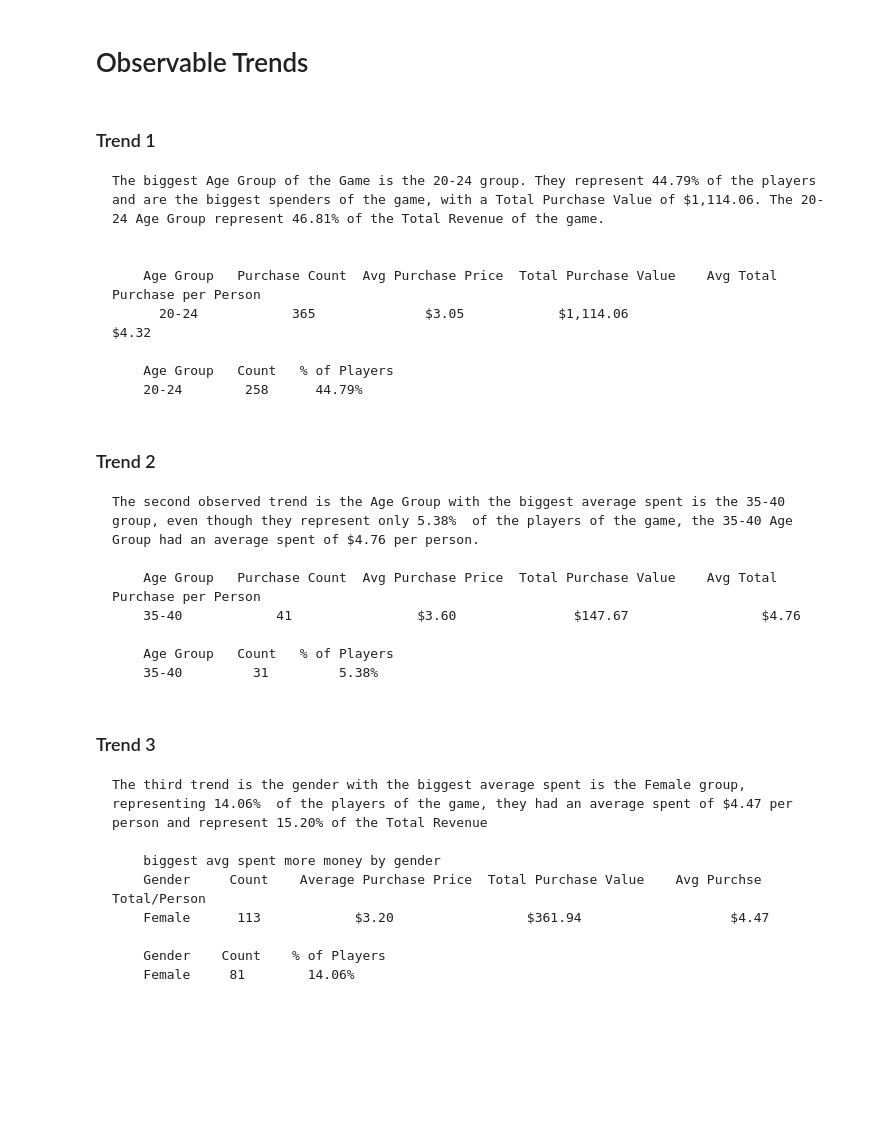
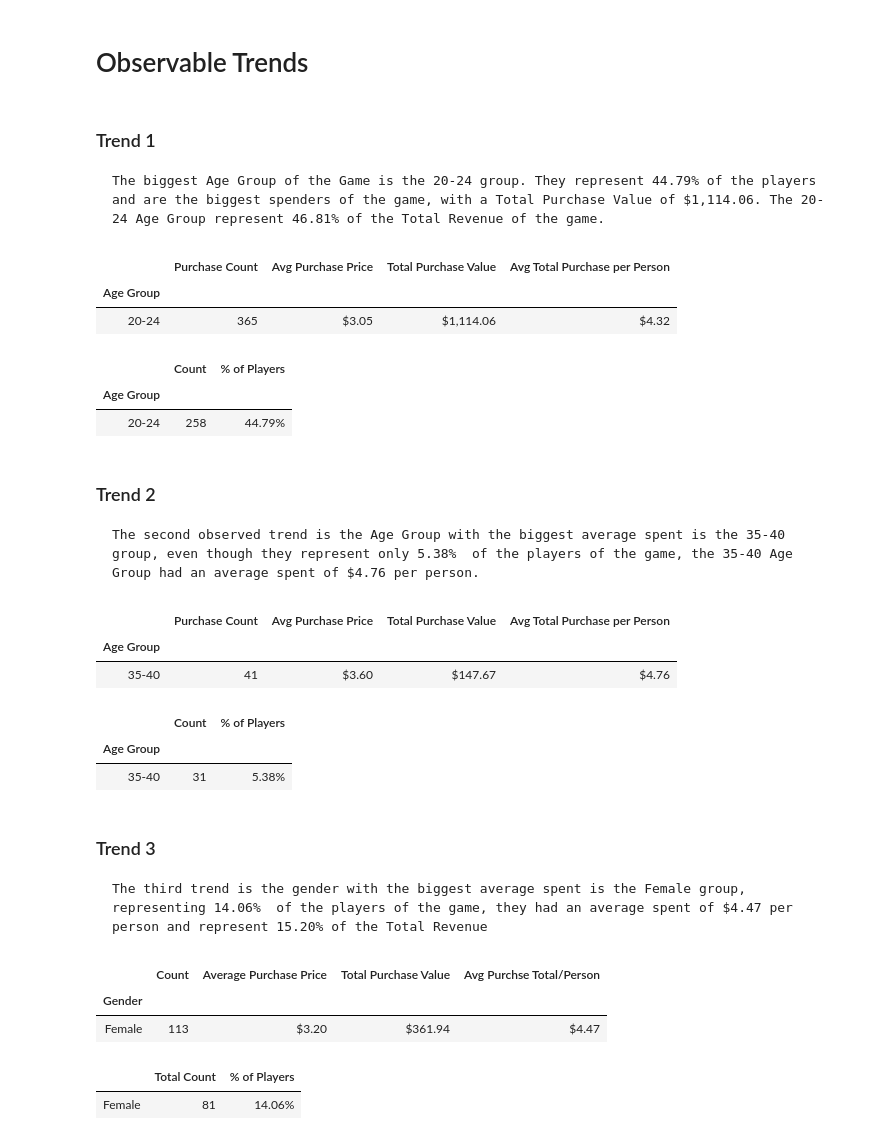
Before and after one commit to jCosta16/Heroes-of-Pymoli, a Jupyter notebook: HeroesOfPymoli/HeroesOfPymoli.ipynb, the cells around one changed output. Drawn from its saved outputs; the diff is of its cells as text; code cells hidden in the pictures; blank space fills up the shorter version.

```diff
--- a/HeroesOfPymoli/HeroesOfPymoli.ipynb
+++ b/HeroesOfPymoli/HeroesOfPymoli.ipynb
@@ -356,30 +356,45 @@ results8
 # %% [markdown]
 ### Trend 1
     The biggest Age Group of the Game is the 20-24 group. They represent 44.79% of the players and are the biggest spenders of the game, with a Total Purchase Value of $1,114.06. The 20-24 Age Group represent 46.81% of the Total Revenue of the game.
-
-
-        Age Group	Purchase Count	Avg Purchase Price	Total Purchase Value	Avg Total Purchase per Person
-          20-24	           365	            $3.05	         $1,114.06	                      $4.32
-
-        Age Group	Count	% of Players
-        20-24	     258	  44.79%
+# %%
+results5.loc[["20-24"]]
+# %% [output]
+|  | Purchase Count | Avg Purchase Price | Total Purchase Value | Avg Total Purchase per Person |
+| Age Group |  |  |  |  |
+| 20-24 | 365 | $3.05 | $1,114.06 | $4.32 |
+# %%
+grouped_age.loc[["20-24"]]
+# %% [output]
+|  | Count | % of Players |
+| Age Group |  |  |
+| 20-24 | 258 | 44.79% |
 # %% [markdown]
 ### Trend 2
 
     The second observed trend is the Age Group with the biggest average spent is the 35-40 group, even though they represent only 5.38%  of the players of the game, the 35-40 Age Group had an average spent of $4.76 per person.
-
-        Age Group	Purchase Count	Avg Purchase Price	Total Purchase Value	Avg Total Purchase per Person
-        35-40            41	               $3.60	           $147.67	                $4.76
-
-        Age Group	Count	% of Players
-        35-40	      31	     5.38%
+# %%
+results5.loc[["35-40"]]
+# %% [output]
+|  | Purchase Count | Avg Purchase Price | Total Purchase Value | Avg Total Purchase per Person |
+| Age Group |  |  |  |  |
+| 35-40 | 41 | $3.60 | $147.67 | $4.76 |
+# %%
+grouped_age.loc[["35-40"]]
+# %% [output]
+|  | Count | % of Players |
+| Age Group |  |  |
+| 35-40 | 31 | 5.38% |
 # %% [markdown]
 ### Trend 3
     The third trend is the gender with the biggest average spent is the Female group, representing 14.06%  of the players of the game, they had an average spent of $4.47 per person and represent 15.20% of the Total Revenue
-
-        biggest avg spent more money by gender
-        Gender 	   Count	Average Purchase Price	Total Purchase Value	Avg Purchse Total/Person
-        Female	    113	           $3.20	             $361.94	                  $4.47
-
-        Gender    Count    % of Players
-        Female	   81	     14.06%
+# %%
+results4.loc[["Female"]]
+# %% [output]
+|  | Count | Average Purchase Price | Total Purchase Value | Avg Purchse Total/Person |
+| Gender |  |  |  |  |
+| Female | 113 | $3.20 | $361.94 | $4.47 |
+# %%
+results3.loc[["Female"]]
+# %% [output]
+|  | Total Count | % of Players |
+| Female | 81 | 14.06% |
```
